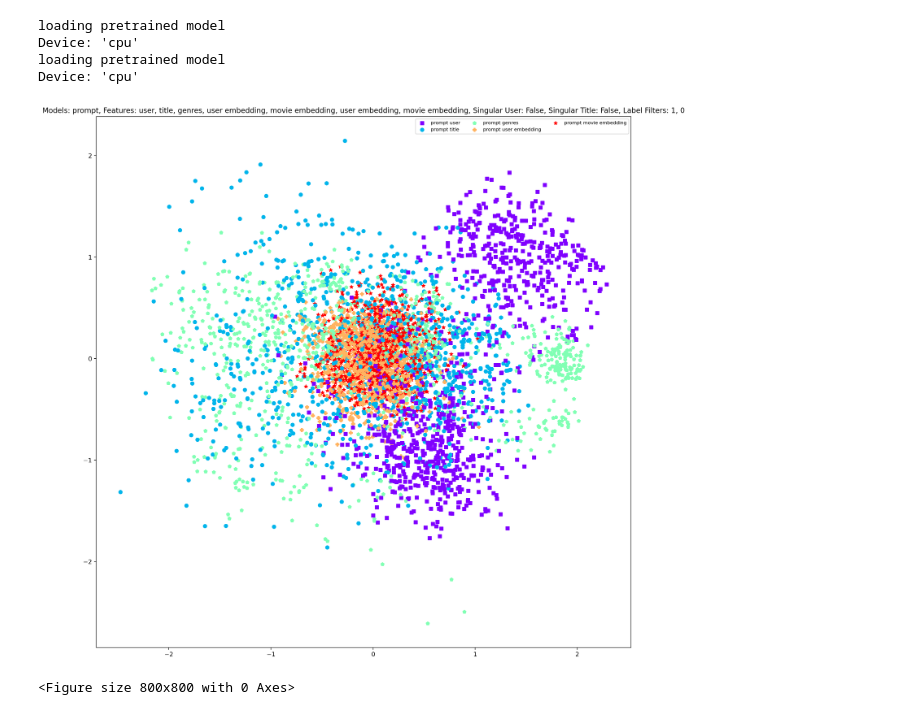
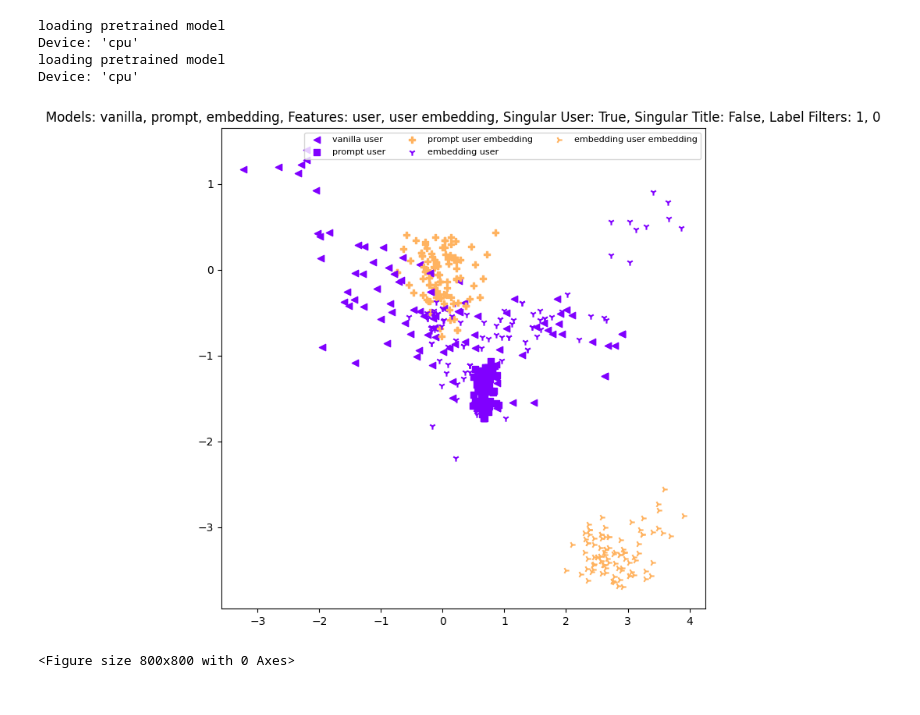
Before and after one commit to AhmadHAW/Hauptprojekt, a Jupyter notebook: hidden_states.ipynb, the cells around one changed output. Drawn from its saved outputs; the diff is of its cells as text; code cells hidden in the pictures.

Commit message:
fixing splits and adding more filtered plots

```diff
--- a/hidden_states.ipynb
+++ b/hidden_states.ipynb
@@ -53,6 +53,10 @@ adding_embedding_hidden_states = torch.stack(adding_embedding_hidden_states_df[a
 vanilla_pcas = vanilla_bert_only_classifier.init_pca(vanilla_hidden_states)
 prompt_pcas = prompt_bert_only_classifier.init_pca(prompt_hidden_states)
 adding_embedding_pcas = adding_embedding_bert_only_classifier.init_pca(adding_embedding_hidden_states)
+# %%
+vanilla_hidden_states_df = vanilla_hidden_states_df[vanilla_hidden_states_df["split"] == "val"]
+prompt_hidden_states_df = prompt_hidden_states_df[prompt_hidden_states_df["split"] == "val"]
+adding_embedding_hidden_states_df = adding_embedding_hidden_states_df[adding_embedding_hidden_states_df["split"] == "val"]
 # %%
 def nearest_neighbor(point, points):
     distances = np.linalg.norm(points - point, axis=1)
@@ -220,44 +224,45 @@ def plot_hidden_states_with_pca(vanilla_hidden_states_df, prompt_hidden_states_d
     plot_filters = []
     for model in model_filters:
         for feature in feature_filters:
-            plot_filters.append(f"{model} {feature}")
+            if model != "vanilla" or "embedding" not in feature:
+                plot_filters.append(f"{model} {feature}")
     plt.legend(scatter_legend,
             plot_filters,
             scatterpoints=1,
             loc='upper right',
             ncol=3,
             fontsize=8,)
     label_filters = [str(label_filter) for label_filter in label_filters]
     title = f"Models: {", ".join(model_filters)}, Features: {", ".join(feature_filters)}, Singular User: {singular_user}, Singular Title: {singular_title}, Label Filters: {", ".join(label_filters)}"
     plt.title(title)
     plt.figure(figsize=(8, 8), dpi=100)
     plt.show()
 
-only_user_filters = ['user']
-only_title_filters = ['title']
+only_user_filters = ['user', 'user embedding']
+only_title_filters = ['title', 'movie embedding']
 only_genres_filters = ['genres']
 user_title_filters = ['user', 'title']
 embedding_filters = ['user embedding', 'movie embedding', 'user embedding', 'movie embedding']
 non_embedding_filters =  ['user', 'title', 'genres']
 all_features_filters = ['user', 'title', 'genres', 'user embedding', 'movie embedding', 'user embedding', 'movie embedding']
 vanilla_filters = ['vanilla']
 prompt_filters = ['prompt']
 embedding_filters = ['embedding']
 all_models_filters = ['vanilla', 'prompt', 'embedding']
 true_filter = [1]
 false_filter = [0]
 true_false_filter = [1, 0]
 
-n = 1000
-feature_filters = all_features_filters
-model_filters = prompt_filters
-singular_user = False
+n = 100
+feature_filters = only_user_filters
+model_filters = all_models_filters
+singular_user = True
 singular_title = False
 label_filters = true_false_filter
 add_edges = "None" # , None, Planar
-fig_size = (16,16)
-fig_dpi = 200
+fig_size = (8,8)
+fig_dpi = 100
 plot_hidden_states_with_pca(vanilla_hidden_states_df, prompt_hidden_states_df, adding_embedding_hidden_states_df, vanilla_pcas, prompt_pcas, adding_embedding_pcas, add_edges = add_edges, n = n, model_filters = model_filters, feature_filters = feature_filters, label_filters = label_filters, singular_user=singular_user, singular_title=singular_title, fig_size=fig_size, figure_dpi=fig_dpi)
 # %% [output]
-[figure, old version]
+[figure, new version]
 <Figure size 800x800 with 0 Axes>
```
Also changed, not shown: 16 other files.
